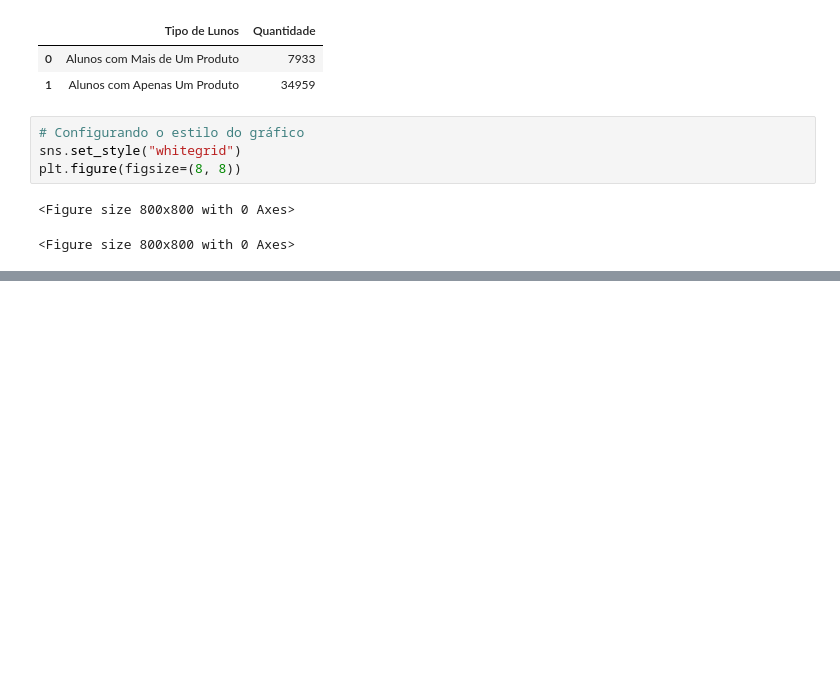
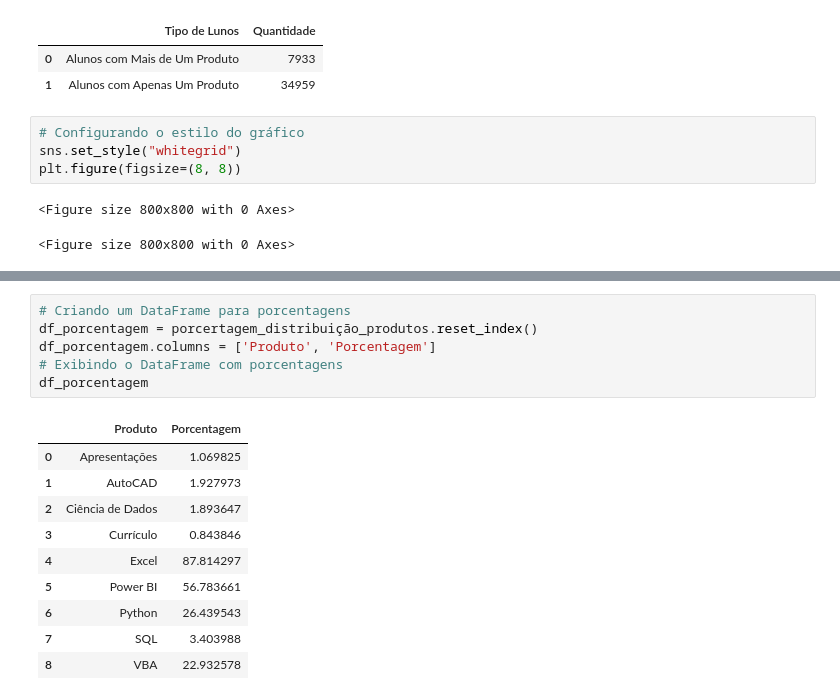
Before and after one commit to Wanderson-Goncalves/Desafio_Analise_de_Dados_de_Processo_Seletivo, a Jupyter notebook: analise_dados.ipynb, the cells around one changed output, grey strips where cells are left out. Drawn from its saved outputs; the diff is of its cells as text; blank space fills up the shorter version.

```diff
--- a/analise_dados.ipynb
+++ b/analise_dados.ipynb
@@ -143,0 +191,17 @@ plt.show()
+# %%
+# Criando um DataFrame para porcentagens
+df_porcentagem = porcertagem_distribuição_produtos.reset_index()
+df_porcentagem.columns = ['Produto', 'Porcentagem']
+# Exibindo o DataFrame com porcentagens
+df_porcentagem
+# %% [output]
+|  | Produto | Porcentagem |
+| 0 | Apresentações | 1.069825 |
+| 1 | AutoCAD | 1.927973 |
+| 2 | Ciência de Dados | 1.893647 |
+| 3 | Currículo | 0.843846 |
+| 4 | Excel | 87.814297 |
+| 5 | Power BI | 56.783661 |
+| 6 | Python | 26.439543 |
+| 7 | SQL | 3.403988 |
+| 8 | VBA | 22.932578 |
```
Also changed, not shown: parts of 7 cells of this notebook.
